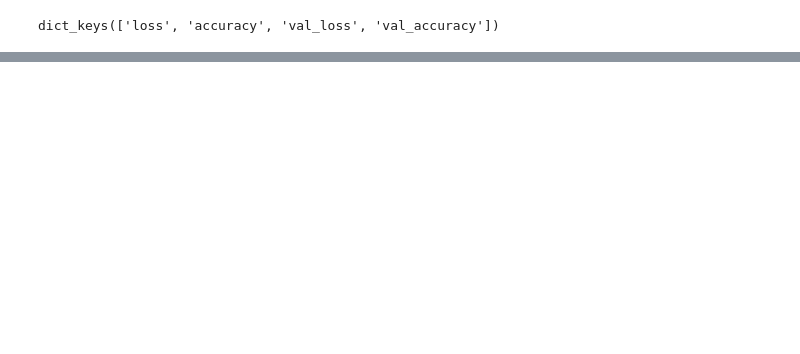
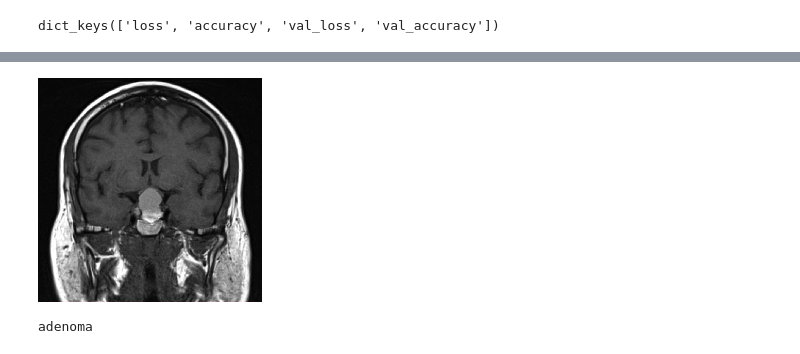
Before and after one commit to BugMasterArka/Practicing-Notebooks, a Jupyter notebook: brain-tumor-detection-classification.ipynb, the cells around one changed output, grey strips where cells are left out. Saved outputs shown, nothing was run; the diff lists cells and outputs as text; code cells hidden in the pictures; blank space fills up the shorter version.

```diff
--- a/brain-tumor-detection-classification.ipynb
+++ b/brain-tumor-detection-classification.ipynb
@@ -283,0 +359,12 @@ plt.show()
+# %%
+test_image2 = load_img('../input/brain-tumor-test/brain_test_1_adenoma.jpg',target_size = (224,224))
+test_image2
+# %% [output]
+[figure, added]
+# %%
+test_image2 = img_to_array(test_image2)
+test_image2 = np.expand_dims(test_image2,axis=0)
+result2 = np.argmax(model.predict(test_image2/255.0),axis=1)
+print(index[result2[0]])
+# %% [output]
+adenoma
```
Also changed, not shown: parts of 38 cells of this notebook.
